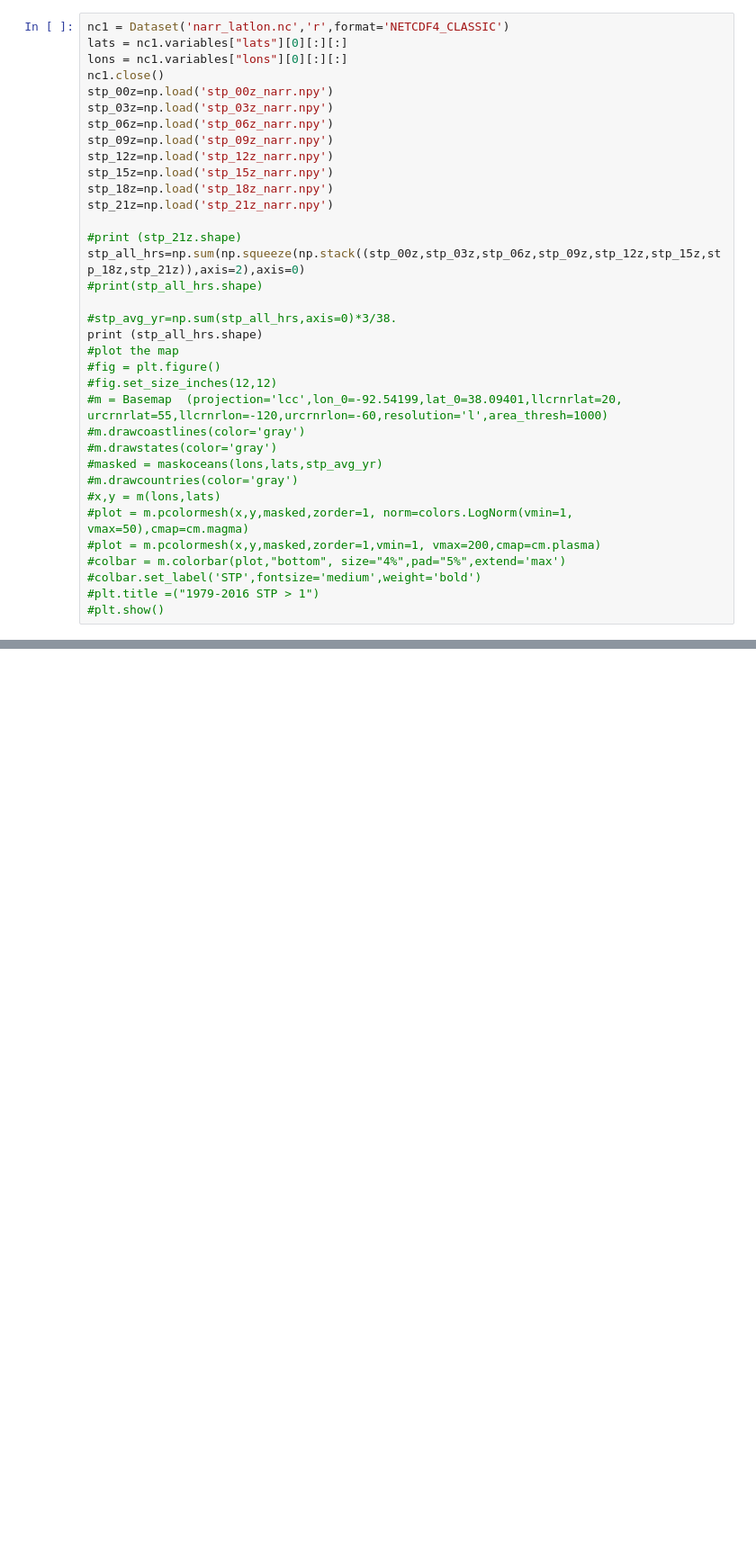
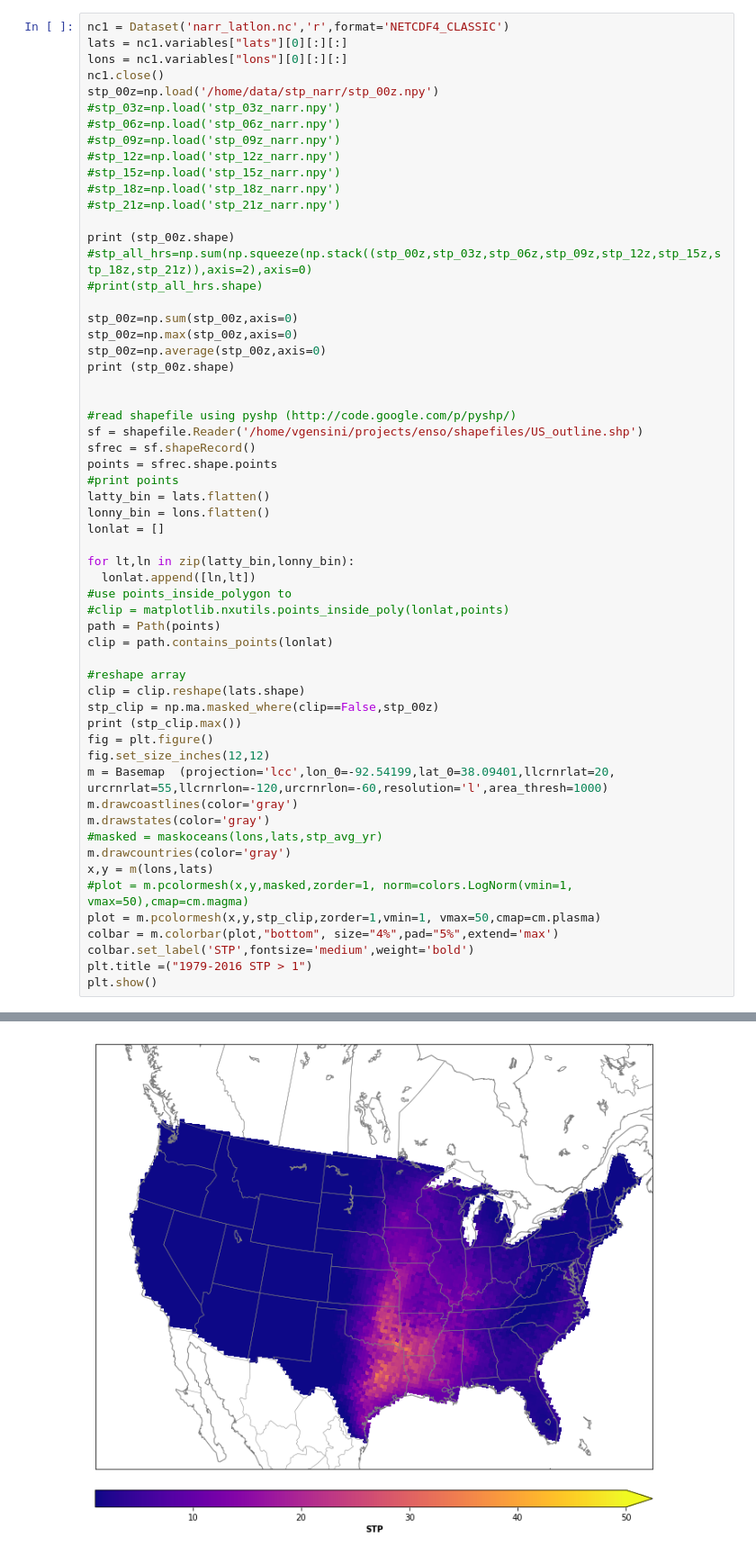
Before and after one commit to vgensini/enso, a Jupyter notebook: annual_cycles.ipynb, the cells around one changed output, grey strips where cells are left out. Shown at 90% size. Drawn from its saved outputs; the diff is of its cells as text; blank space fills up the shorter version.

```diff
--- a/annual_cycles.ipynb
+++ b/annual_cycles.ipynb
@@ -17,34 +19,57 @@ nc1 = Dataset('narr_latlon.nc','r',format='NETCDF4_CLASSIC')
 lats = nc1.variables["lats"][0][:][:]
 lons = nc1.variables["lons"][0][:][:]
 nc1.close()
-stp_00z=np.load('stp_00z_narr.npy')
-stp_03z=np.load('stp_03z_narr.npy')
-stp_06z=np.load('stp_06z_narr.npy')
-stp_09z=np.load('stp_09z_narr.npy')
-stp_12z=np.load('stp_12z_narr.npy')
-stp_15z=np.load('stp_15z_narr.npy')
-stp_18z=np.load('stp_18z_narr.npy')
-stp_21z=np.load('stp_21z_narr.npy')
+stp_00z=np.load('/home/data/stp_narr/stp_00z.npy')
+#stp_03z=np.load('stp_03z_narr.npy')
+#stp_06z=np.load('stp_06z_narr.npy')
+#stp_09z=np.load('stp_09z_narr.npy')
+#stp_12z=np.load('stp_12z_narr.npy')
+#stp_15z=np.load('stp_15z_narr.npy')
+#stp_18z=np.load('stp_18z_narr.npy')
+#stp_21z=np.load('stp_21z_narr.npy')
 
-#print (stp_21z.shape)
-stp_all_hrs=np.sum(np.squeeze(np.stack((stp_00z,stp_03z,stp_06z,stp_09z,stp_12z,stp_15z,stp_18z,stp_21z)),axis=2),axis=0)
+print (stp_00z.shape)
+#stp_all_hrs=np.sum(np.squeeze(np.stack((stp_00z,stp_03z,stp_06z,stp_09z,stp_12z,stp_15z,stp_18z,stp_21z)),axis=2),axis=0)
 #print(stp_all_hrs.shape)
 
-#stp_avg_yr=np.sum(stp_all_hrs,axis=0)*3/38.
-print (stp_all_hrs.shape)
-#plot the map
-#fig = plt.figure()
-#fig.set_size_inches(12,12)
-#m = Basemap  (projection='lcc',lon_0=-92.54199,lat_0=38.09401,llcrnrlat=20, urcrnrlat=55,llcrnrlon=-120,urcrnrlon=-60,resolution='l',area_thresh=1000)
-#m.drawcoastlines(color='gray')
-#m.drawstates(color='gray')
+stp_00z=np.sum(stp_00z,axis=0)
+stp_00z=np.max(stp_00z,axis=0)
+stp_00z=np.average(stp_00z,axis=0)
+print (stp_00z.shape)
+
+
+#read shapefile using pyshp (http://code.google.com/p/pyshp/)
+sf = shapefile.Reader('/home/vgensini/projects/enso/shapefiles/US_outline.shp')
+sfrec = sf.shapeRecord()
+points = sfrec.shape.points
+#print points
+latty_bin = lats.flatten()
+lonny_bin = lons.flatten()
+lonlat = []
+
+for lt,ln in zip(latty_bin,lonny_bin):
+  lonlat.append([ln,lt])
+#use points_inside_polygon to
+#clip = matplotlib.nxutils.points_inside_poly(lonlat,points)
+path = Path(points)
+clip = path.contains_points(lonlat)
+
+#reshape array
+clip = clip.reshape(lats.shape)
+stp_clip = np.ma.masked_where(clip==False,stp_00z)
+print (stp_clip.max())
+fig = plt.figure()
+fig.set_size_inches(12,12)
+m = Basemap  (projection='lcc',lon_0=-92.54199,lat_0=38.09401,llcrnrlat=20, urcrnrlat=55,llcrnrlon=-120,urcrnrlon=-60,resolution='l',area_thresh=1000)
+m.drawcoastlines(color='gray')
+m.drawstates(color='gray')
 #masked = maskoceans(lons,lats,stp_avg_yr)
-#m.drawcountries(color='gray')
-#x,y = m(lons,lats)
+m.drawcountries(color='gray')
+x,y = m(lons,lats)
 #plot = m.pcolormesh(x,y,masked,zorder=1, norm=colors.LogNorm(vmin=1, vmax=50),cmap=cm.magma)
-#plot = m.pcolormesh(x,y,masked,zorder=1,vmin=1, vmax=200,cmap=cm.plasma)
-#colbar = m.colorbar(plot,"bottom", size="4%",pad="5%",extend='max')
-#colbar.set_label('STP',fontsize='medium',weight='bold')
-#plt.title =("1979-2016 STP > 1")
-#plt.show()
+plot = m.pcolormesh(x,y,stp_clip,zorder=1,vmin=1, vmax=50,cmap=cm.plasma)
+colbar = m.colorbar(plot,"bottom", size="4%",pad="5%",extend='max')
+colbar.set_label('STP',fontsize='medium',weight='bold')
+plt.title =("1979-2016 STP > 1")
+plt.show()
 # %% [output]
@@ -51,0 +79 @@ print (stp_all_hrs.shape)
+[figure, added]
```
Also changed, not shown: parts of 2 cells of this notebook, 47 other files.
